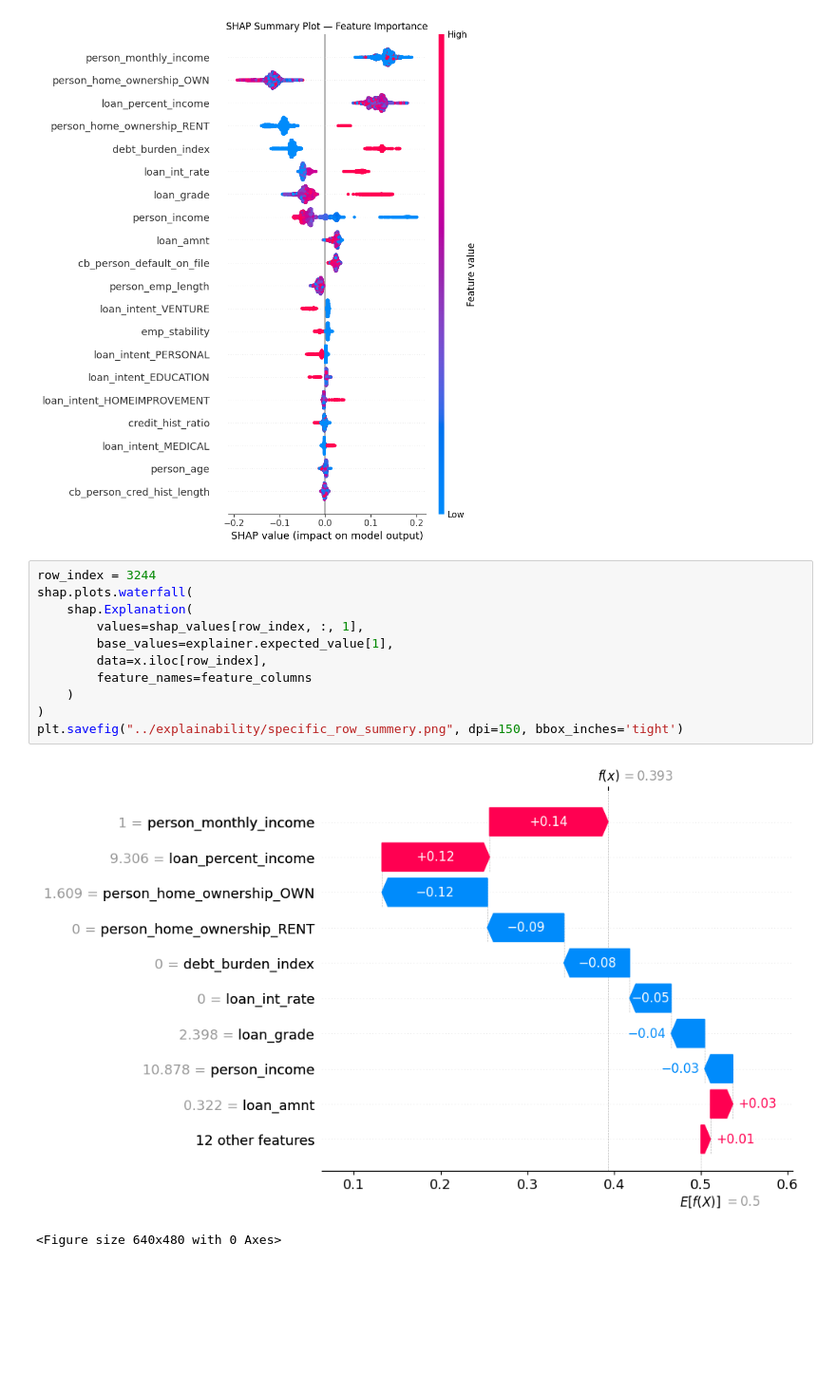
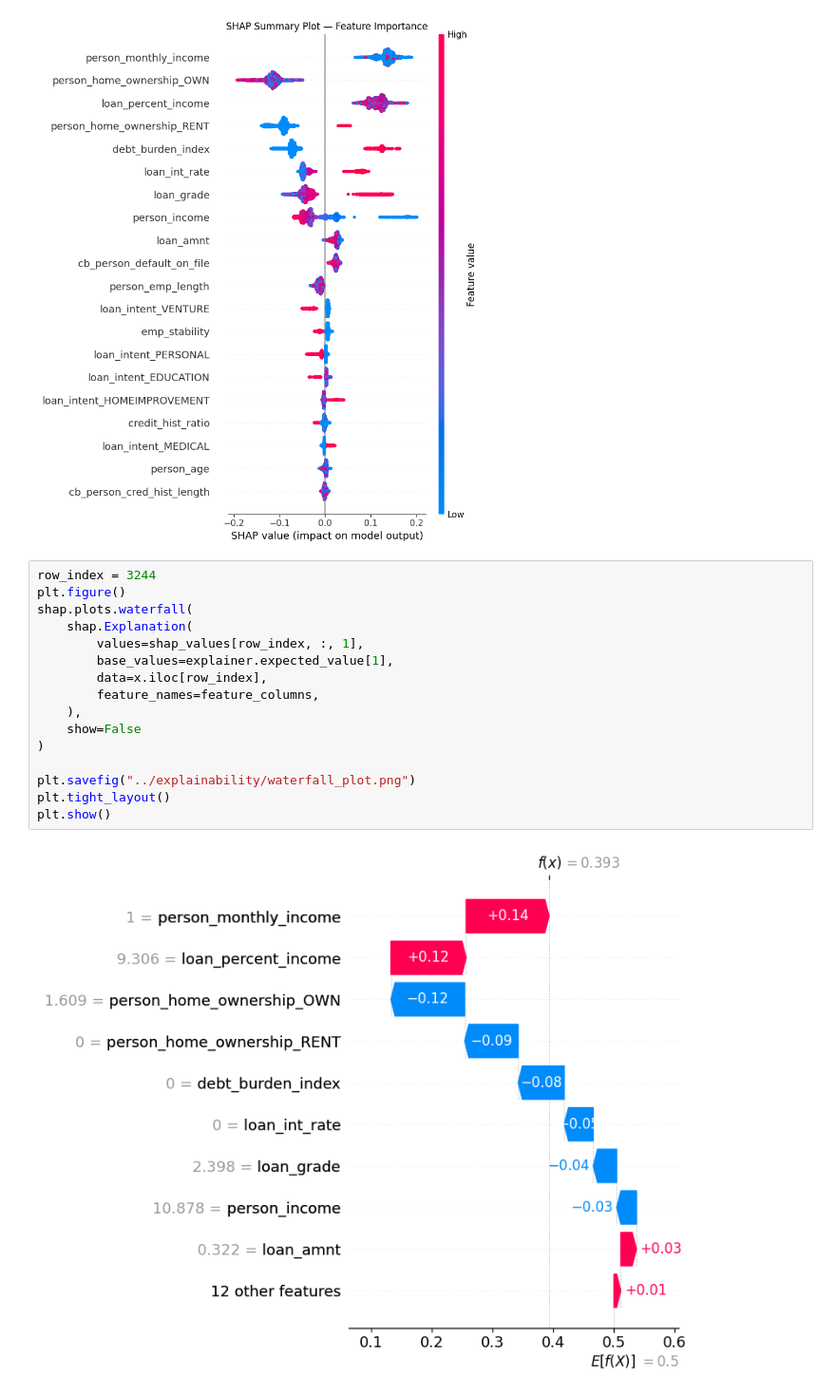
Before and after one commit to Md-Maruf-1727/loan-risk-analysis-xai, a Jupyter notebook: Notebooks/05_explainability.ipynb, the cells around one changed output. Shown at 95% size. Cells and saved outputs as stored; diff of their text form; blank space fills up the shorter version.

```diff
--- a/Notebooks/05_explainability.ipynb
+++ b/Notebooks/05_explainability.ipynb
@@ -42,15 +42,19 @@ plt.show()
 [figure]
 # %%
 row_index = 3244
+plt.figure()
 shap.plots.waterfall(
     shap.Explanation(
         values=shap_values[row_index, :, 1],
         base_values=explainer.expected_value[1],
         data=x.iloc[row_index],
-        feature_names=feature_columns
-    )
+        feature_names=feature_columns,
+    ),
+    show=False
 )
-plt.savefig("../explainability/specific_row_summery.png", dpi=150, bbox_inches='tight')
+
+plt.savefig("../explainability/waterfall_plot.png")
+plt.tight_layout()
+plt.show()
 # %% [output]
-[figure, old version]
+[figure, new version]
-<Figure size 640x480 with 0 Axes>
```
Also changed, not shown: parts of 1 cell of this notebook, 3 other files.
